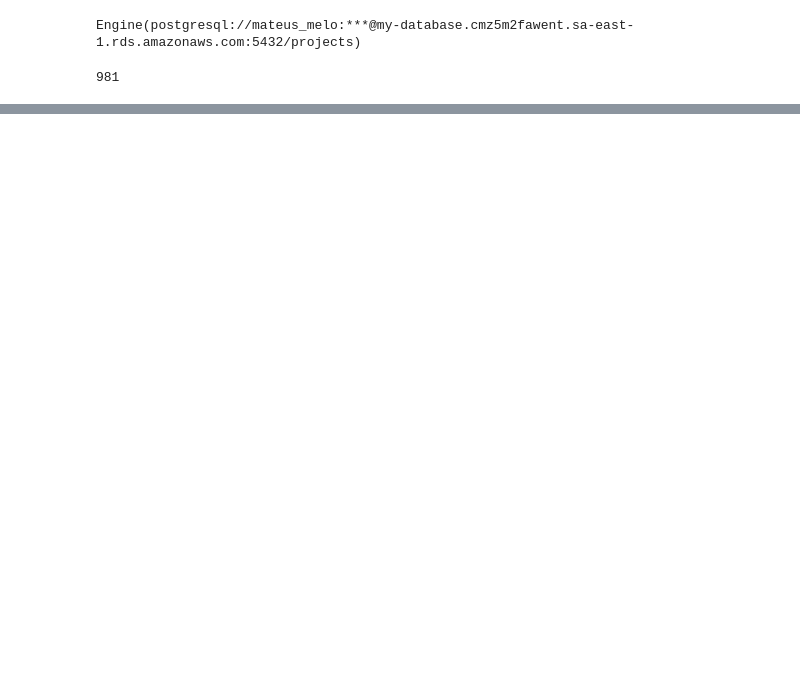
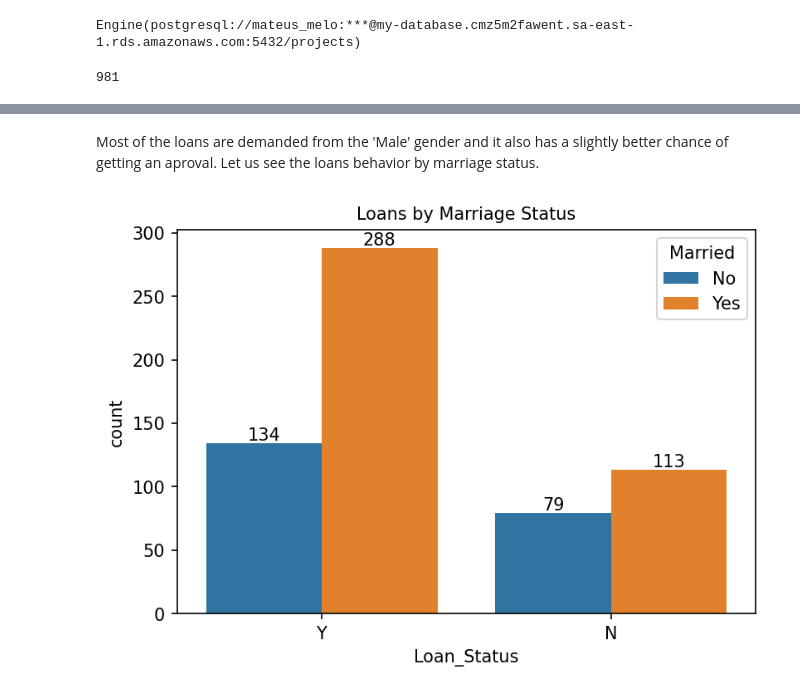
Before and after one commit to mateusmelo821/loan-prediction, a Jupyter notebook: index.ipynb, the cells around one changed output, grey strips where cells are left out. Saved outputs shown, nothing was run; the diff lists cells and outputs as text; code cells hidden in the pictures; blank space fills up the shorter version.

```diff
--- a/index.ipynb
+++ b/index.ipynb
@@ -246,0 +290,11 @@ Column: {'name': 'b', 'type': BIGINT(), 'nullable': True, 'default': None, 'auto
+# %% [markdown]
+Most of the loans are demanded from the 'Male' gender and it also has a slightly better chance of getting an aproval. Let us see the loans behavior by marriage status.
+# %%
+fig, ax = plt.subplots(figsize=(6,4), dpi=150)
+sns.countplot(data=df_train, x='Loan_Status', hue='Married', ax=ax)
+ax.set_title("Loans by Marriage Status", fontdict={'fontsize':10})
+for c in ax.containers:
+    ax.bar_label(c, fmt='%.0f', label_type='edge')
+plt.show()
+# %% [output]
+[figure, added]
```
Also changed, not shown: parts of 43 cells of this notebook.
